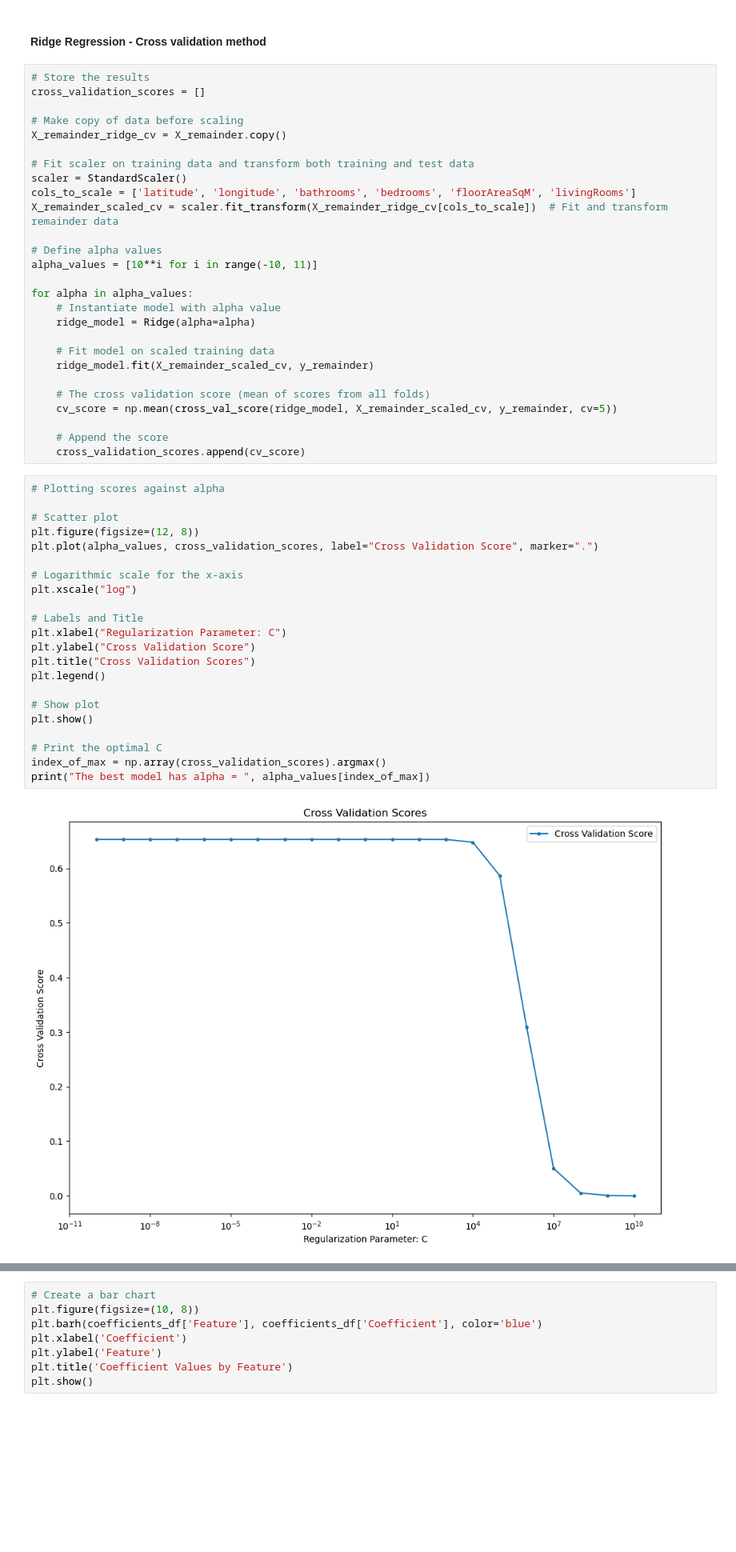
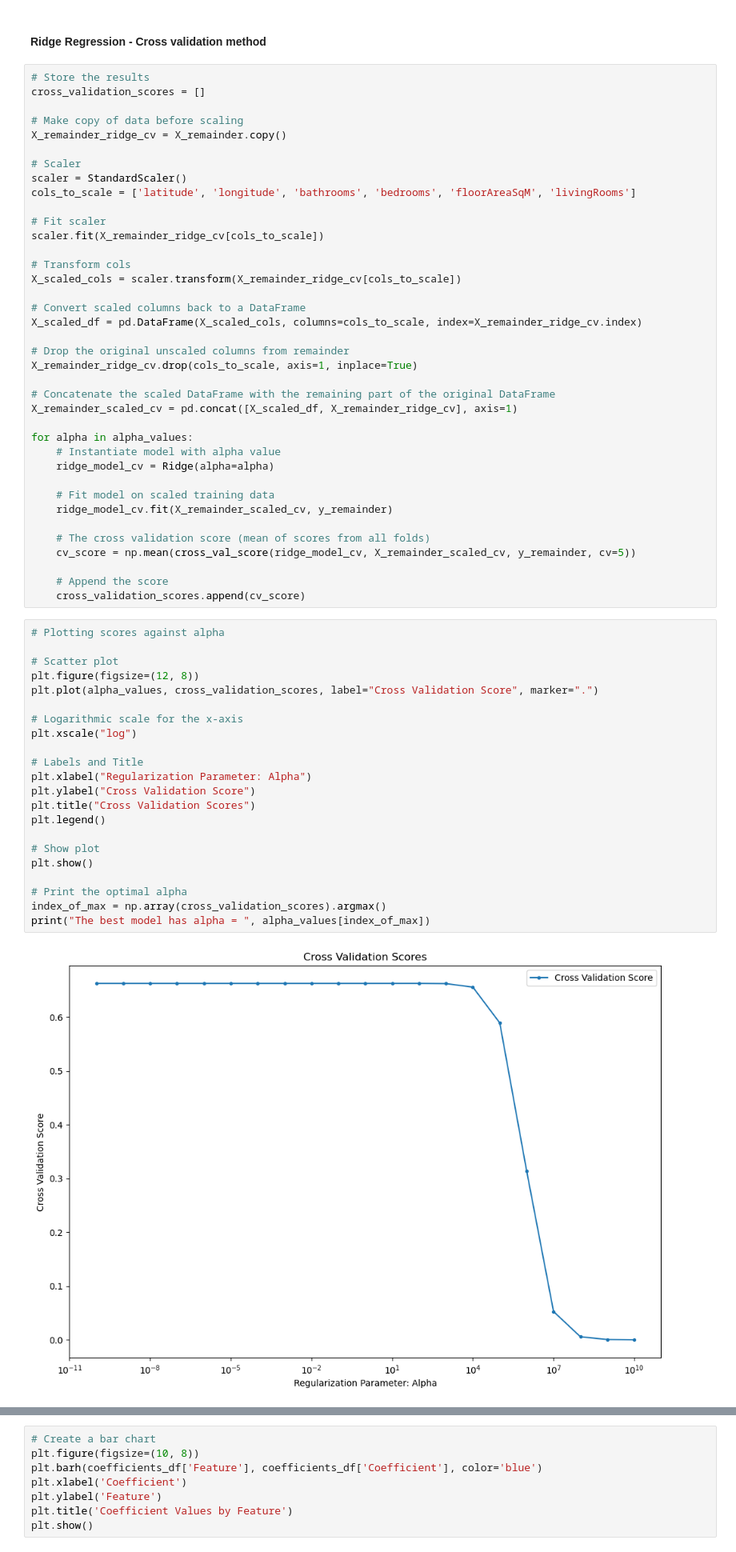
Before and after one commit to SanjayRaju2000/London-House-Price-Prediction, a Jupyter notebook: notebooks/04-linear-modelling.ipynb, the cells around one changed output, grey strips where cells are left out. Shown at 80% size. Saved outputs shown, nothing was run; the diff lists cells and outputs as text; blank space fills up the shorter version.

Commit message:
Linear Modelling Notebook - Corrected Scaling Error in Ridge Regression

```diff
--- a/notebooks/04-linear-modelling.ipynb
+++ b/notebooks/04-linear-modelling.ipynb
@@ -270,47 +336,58 @@ cross_validation_scores = []
 # Make copy of data before scaling
 X_remainder_ridge_cv = X_remainder.copy()
 
-# Fit scaler on training data and transform both training and test data
+# Scaler
 scaler = StandardScaler()
 cols_to_scale = ['latitude', 'longitude', 'bathrooms', 'bedrooms', 'floorAreaSqM', 'livingRooms']
-X_remainder_scaled_cv = scaler.fit_transform(X_remainder_ridge_cv[cols_to_scale])  # Fit and transform remainder data
 
-# Define alpha values
-alpha_values = [10**i for i in range(-10, 11)]
+# Fit scaler
+scaler.fit(X_remainder_ridge_cv[cols_to_scale])
+
+# Transform cols
+X_scaled_cols = scaler.transform(X_remainder_ridge_cv[cols_to_scale])
+
+# Convert scaled columns back to a DataFrame
+X_scaled_df = pd.DataFrame(X_scaled_cols, columns=cols_to_scale, index=X_remainder_ridge_cv.index)
+
+# Drop the original unscaled columns from remainder
+X_remainder_ridge_cv.drop(cols_to_scale, axis=1, inplace=True)
+
+# Concatenate the scaled DataFrame with the remaining part of the original DataFrame
+X_remainder_scaled_cv = pd.concat([X_scaled_df, X_remainder_ridge_cv], axis=1)
 
 for alpha in alpha_values:
     # Instantiate model with alpha value
-    ridge_model = Ridge(alpha=alpha)
+    ridge_model_cv = Ridge(alpha=alpha)
 
     # Fit model on scaled training data
-    ridge_model.fit(X_remainder_scaled_cv, y_remainder)
+    ridge_model_cv.fit(X_remainder_scaled_cv, y_remainder)
 
     # The cross validation score (mean of scores from all folds)
-    cv_score = np.mean(cross_val_score(ridge_model, X_remainder_scaled_cv, y_remainder, cv=5))
+    cv_score = np.mean(cross_val_score(ridge_model_cv, X_remainder_scaled_cv, y_remainder, cv=5))
 
     # Append the score
     cross_validation_scores.append(cv_score)
 # %%
 # Plotting scores against alpha
 
 # Scatter plot
 plt.figure(figsize=(12, 8))
 plt.plot(alpha_values, cross_validation_scores, label="Cross Validation Score", marker=".")
 
 # Logarithmic scale for the x-axis
 plt.xscale("log")
 
 # Labels and Title
-plt.xlabel("Regularization Parameter: C")
+plt.xlabel("Regularization Parameter: Alpha")
 plt.ylabel("Cross Validation Score")
 plt.title("Cross Validation Scores")
 plt.legend()
 
 # Show plot
 plt.show()
 
-# Print the optimal C
+# Print the optimal alpha
 index_of_max = np.array(cross_validation_scores).argmax()
 print("The best model has alpha = ", alpha_values[index_of_max])
 # %% [output]
-[figure, old version]
+[figure, new version]
```
Also changed, not shown: parts of 8 cells of this notebook.
